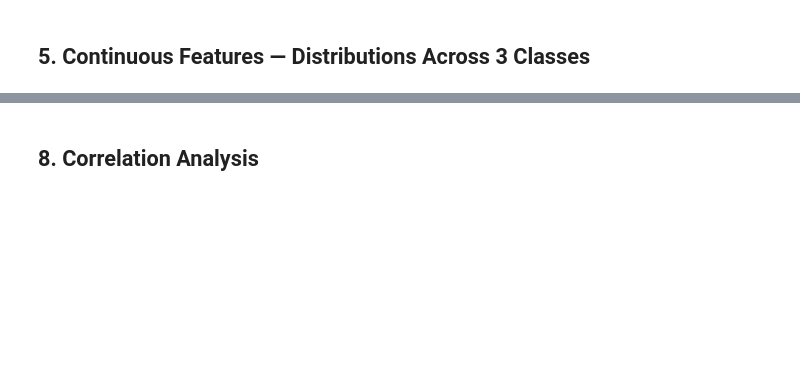
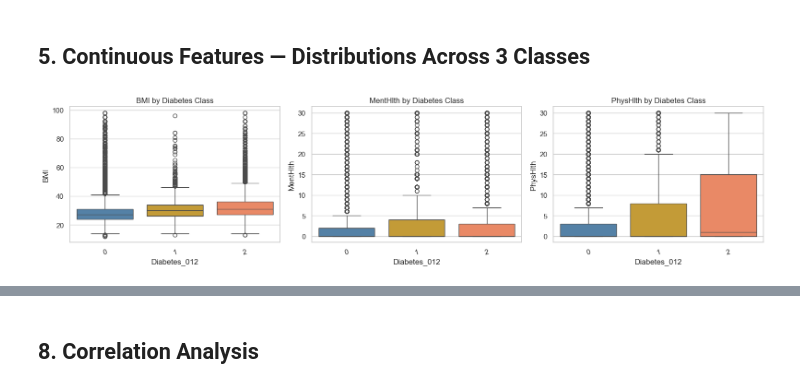
Before and after one commit to ZachSkiba/CSP571-G7, a Jupyter notebook: notebooks/02_eda_multiclass.ipynb, the cells around one changed output, grey strips where cells are left out. Cells and saved outputs as stored; diff of their text form; code cells hidden in the pictures; blank space fills up the shorter version.

```diff
--- a/notebooks/02_eda_multiclass.ipynb
+++ b/notebooks/02_eda_multiclass.ipynb
@@ -137,14 +200,27 @@ plt.show()
 # %%
 continuous = ['BMI', 'MentHlth', 'PhysHlth']
 
 fig, axes = plt.subplots(1, 3, figsize=(16, 4))
+
 for ax, col in zip(axes, continuous):
-    for cls in [0, 1, 2]:
-        subset = df_clean[df_clean['Diabetes_012'] == cls][col]
-        subset.plot.kde(ax=ax, label=CLASS_LABELS[cls], color=PALETTE[cls])
-    ax.set_title(col)
-    ax.set_xlabel(col)
-    ax.legend()
-plt.suptitle('Continuous Features — Density by Class', fontsize=13)
+
+    sns.boxplot(
+        data=df_clean,
+        x='Diabetes_012',
+        y=col,
+        hue='Diabetes_012',
+        palette=PALETTE,
+        dodge=False,
+        ax=ax
+    )
+
+    ax.set_xticks([0, 1, 2])
+    ax.set_xticklabels(CLASS_LABELS, rotation=15)
+    ax.set_title(f'{col} by Diabetes Class')
+
+    ax.legend_.remove()
+
 plt.tight_layout()
 plt.show()
+# %% [output]
+[figure, added]
```
Also changed, not shown: parts of 35 cells of this notebook, 1 other file.
